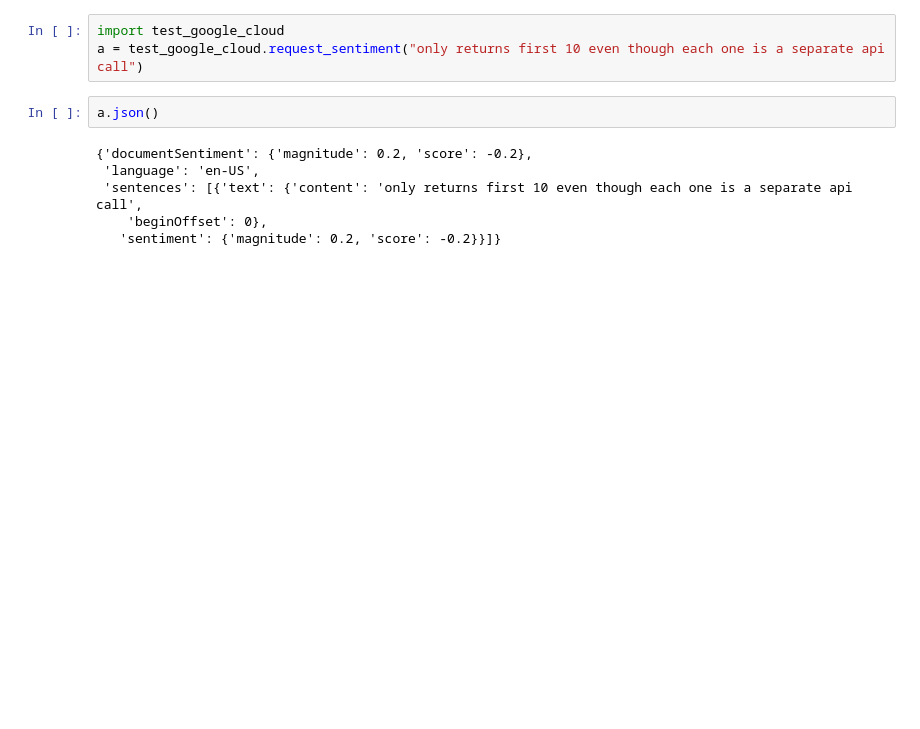
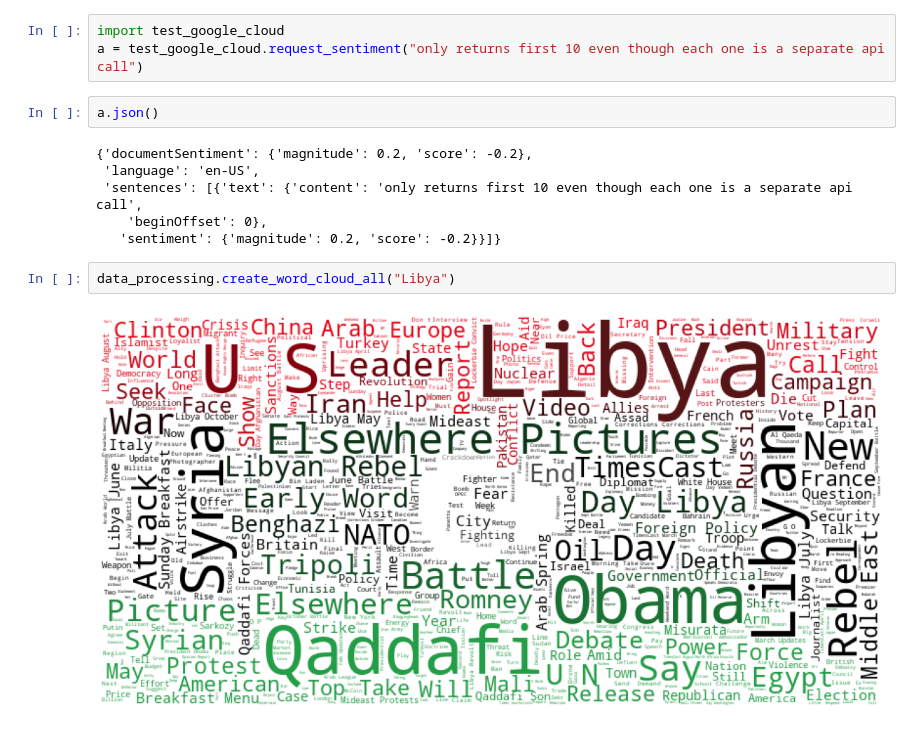
Before and after one commit to olincollege/softdes-nytimes-countries, a Jupyter notebook: test-essay.ipynb, the cells around one changed output. Cells and saved outputs as stored; diff of their text form; blank space fills up the shorter version.

Commit message:
Add function for creating a monthly and an overall word cloud
Make edits to text preprocessing so that word clouds do not include "'s"
or quotation marks from individual headlines

```diff
--- a/test-essay.ipynb
+++ b/test-essay.ipynb
@@ -36,3 +33,7 @@ a.json()
  'sentences': [{'text': {'content': 'only returns first 10 even though each one is a separate api call',
     'beginOffset': 0},
    'sentiment': {'magnitude': 0.2, 'score': -0.2}}]}
+# %%
+data_processing.create_word_cloud_all("Libya")
+# %% [output]
+[figure, added]
```
Also changed, not shown: parts of 3 cells of this notebook, 4 other files.
